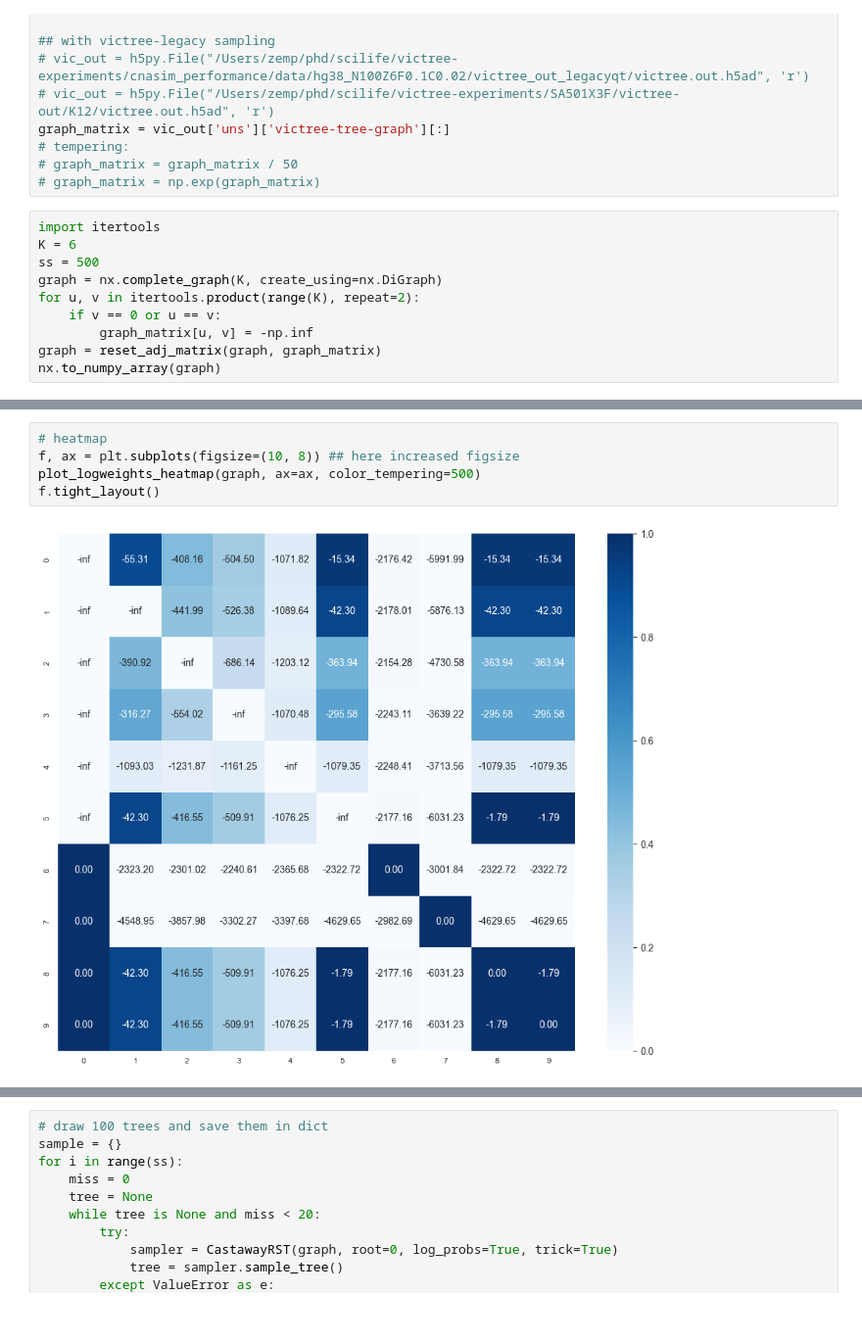
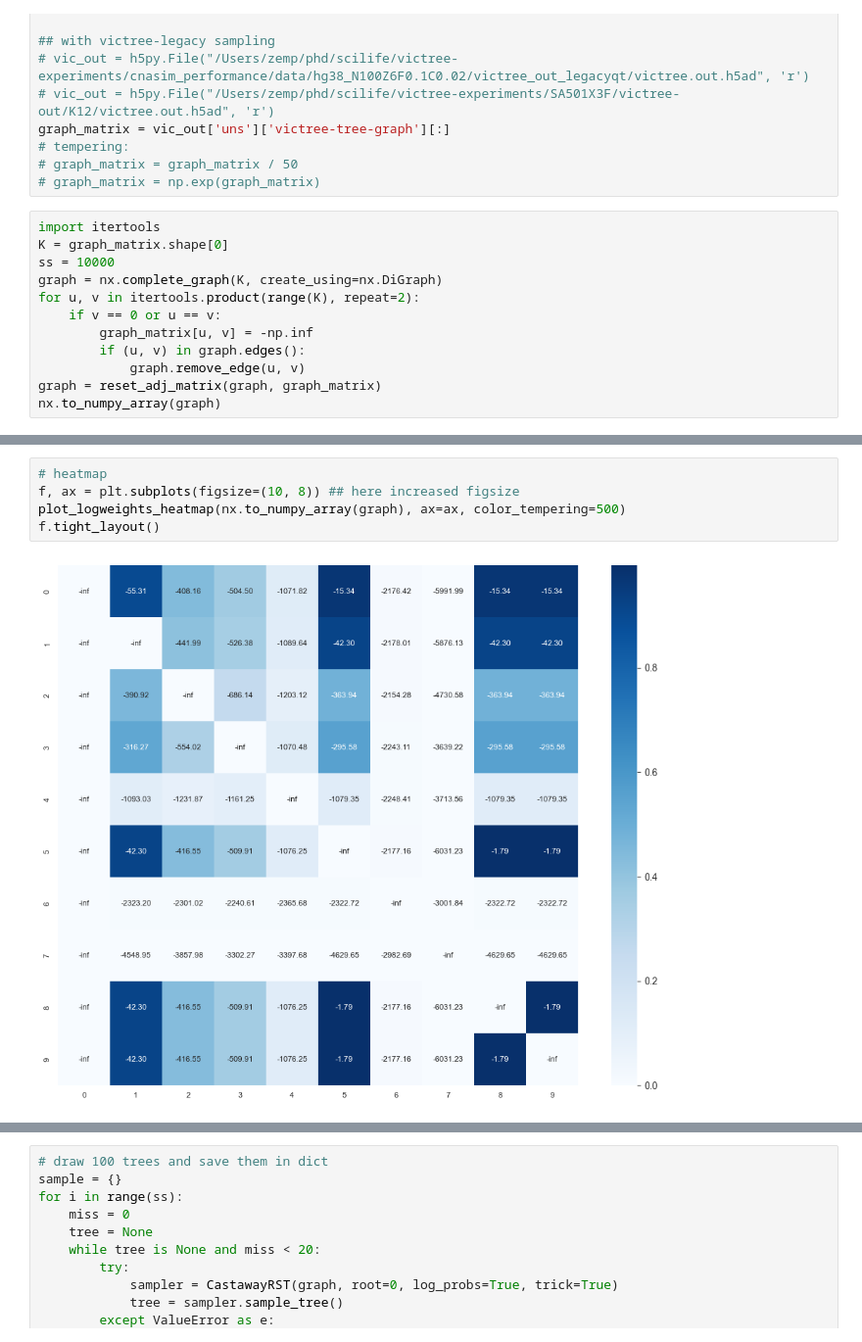
Before and after one commit to Lagergren-Lab/treesampling, a Jupyter notebook: notebooks/treesamp_victree_out.ipynb, the cells around one changed output, grey strips where cells are left out. Shown at 98% size. Drawn from its saved outputs; the diff is of its cells as text.

```diff
--- a/notebooks/treesamp_victree_out.ipynb
+++ b/notebooks/treesamp_victree_out.ipynb
@@ -25,12 +29,14 @@ graph_matrix = vic_out['uns']['victree-tree-graph'][:]
 # graph_matrix = np.exp(graph_matrix)
 # %%
 import itertools
-K = 6
-ss = 500
+K = graph_matrix.shape[0]
+ss = 10000
 graph = nx.complete_graph(K, create_using=nx.DiGraph)
 for u, v in itertools.product(range(K), repeat=2):
     if v == 0 or u == v:
         graph_matrix[u, v] = -np.inf
+        if (u, v) in graph.edges():
+            graph.remove_edge(u, v)
 graph = reset_adj_matrix(graph, graph_matrix)
 nx.to_numpy_array(graph)
 # %% [output]
@@ -60,7 +65,7 @@ g = sns.histplot(graph_matrix[~np.isinf(graph_matrix)])
 # %%
 # heatmap
 f, ax = plt.subplots(figsize=(10, 8)) ## here increased figsize
-plot_logweights_heatmap(graph, ax=ax, color_tempering=500)
+plot_logweights_heatmap(nx.to_numpy_array(graph), ax=ax, color_tempering=500)
 f.tight_layout()
 # %% [output]
-[figure, old version]
+[figure, new version]
```
Also changed, not shown: parts of 25 cells of this notebook, 8 other files.
